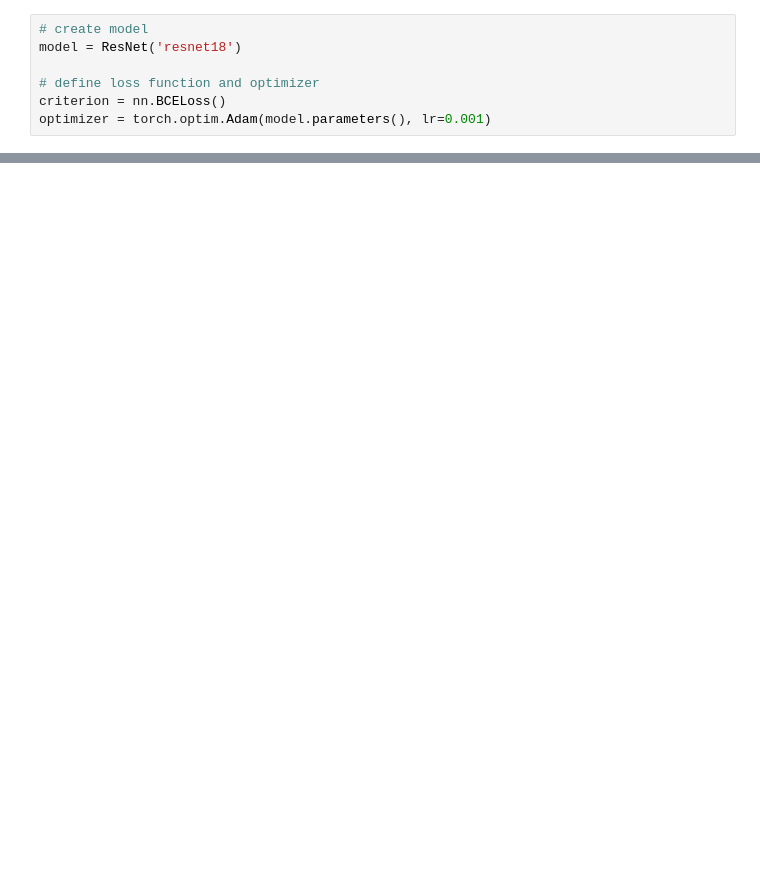
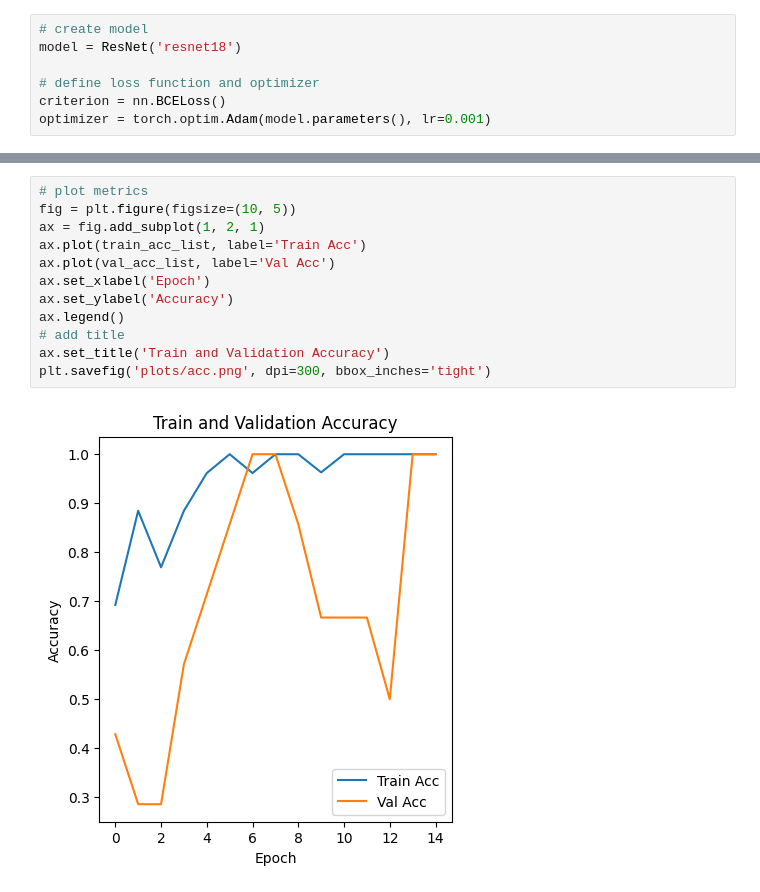
Before and after one commit to yuehtingchen/cv-final-project, a Jupyter notebook: project.ipynb, the cells around one changed output, grey strips where cells are left out. Cells and saved outputs as stored; diff of their text form; blank space fills up the shorter version.

```diff
--- a/project.ipynb
+++ b/project.ipynb
@@ -251,0 +266,14 @@ ax.legend()
+# %%
+# plot metrics
+fig = plt.figure(figsize=(10, 5))
+ax = fig.add_subplot(1, 2, 1)
+ax.plot(train_acc_list, label='Train Acc')
+ax.plot(val_acc_list, label='Val Acc')
+ax.set_xlabel('Epoch')
+ax.set_ylabel('Accuracy')
+ax.legend()
+# add title
+ax.set_title('Train and Validation Accuracy')
+plt.savefig('plots/acc.png', dpi=300, bbox_inches='tight')
+# %% [output]
+[figure, added]
```
Also changed, not shown: parts of 10 cells of this notebook, 7 other files.
